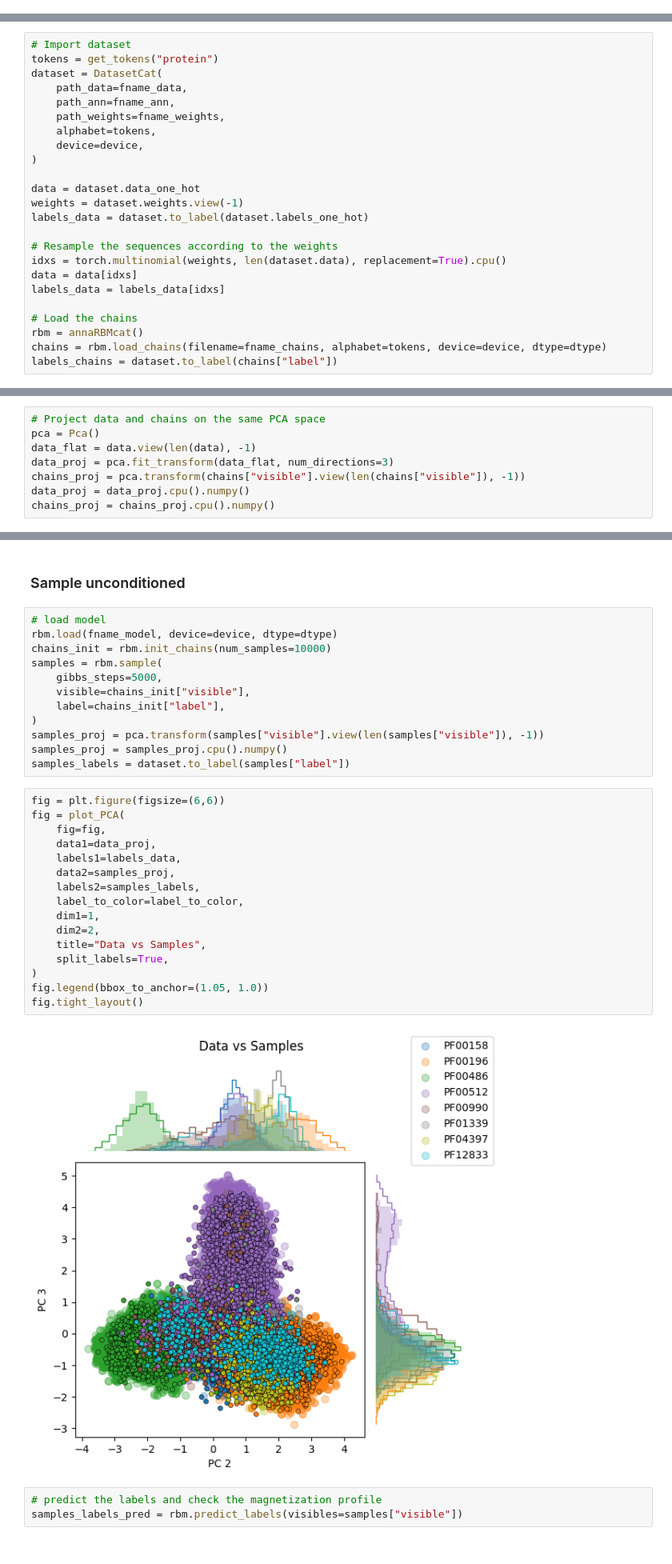
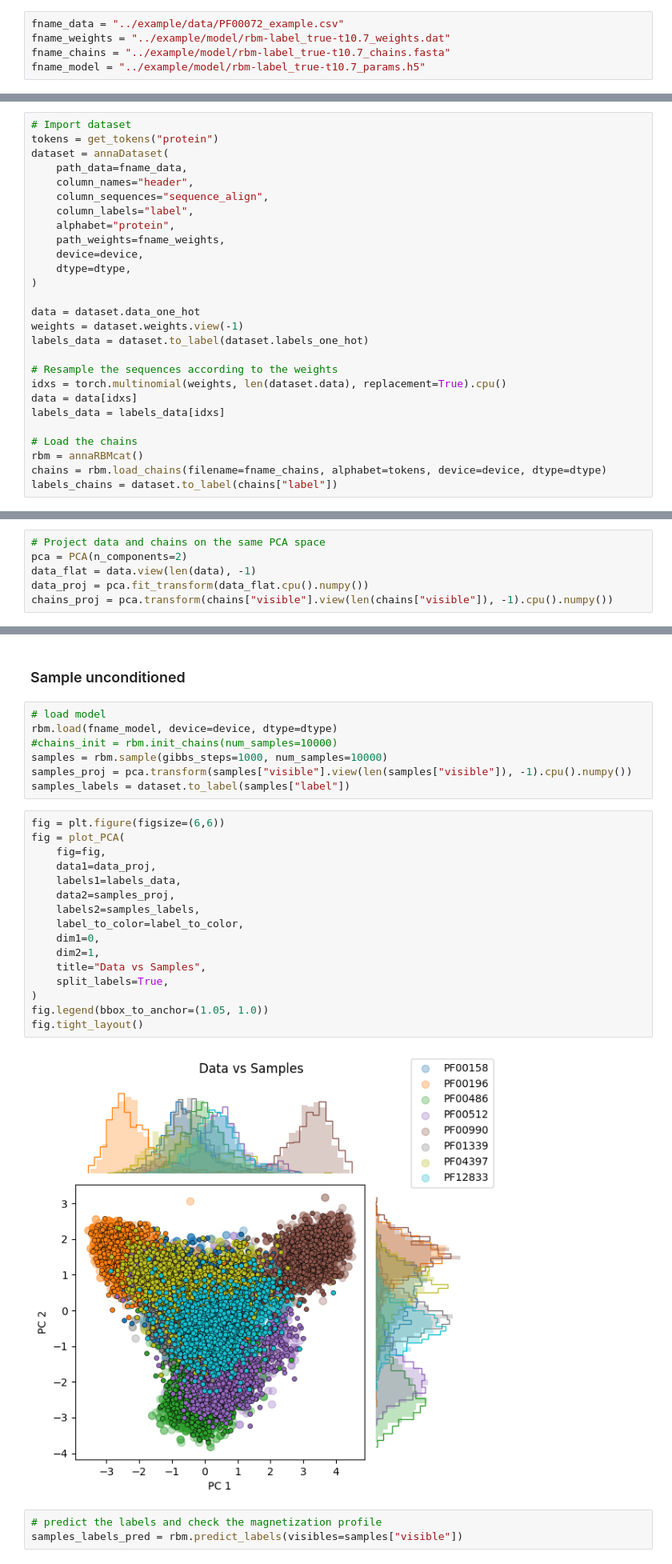
Before and after one commit to rossetl/annaDCA, a Jupyter notebook: tutorials/Sample_model.ipynb, the cells around one changed output, grey strips where cells are left out. Shown at 80% size. Drawn from its saved outputs; the diff is of its cells as text.

```diff
--- a/tutorials/Sample_model.ipynb
+++ b/tutorials/Sample_model.ipynb
@@ -19,15 +14,23 @@ fname_model = "/home/lorenzo/Documents/models/PF00072/annaRBM_params.h5"
+# %%
+fname_data = "../example/data/PF00072_example.csv"
+fname_weights = "../example/model/rbm-label_true-t10.7_weights.dat"
+fname_chains = "../example/model/rbm-label_true-t10.7_chains.fasta"
+fname_model = "../example/model/rbm-label_true-t10.7_params.h5"
 # %%
 device = torch.device("cuda" if torch.cuda.is_available() else "cpu")
 dtype = torch.float32
 # %%
 # Import dataset
 tokens = get_tokens("protein")
-dataset = DatasetCat(
+dataset = annaDataset(
     path_data=fname_data,
-    path_ann=fname_ann,
+    column_names="header",
+    column_sequences="sequence_align",
+    column_labels="label",
+    alphabet="protein",
     path_weights=fname_weights,
-    alphabet=tokens,
     device=device,
+    dtype=dtype,
 )
 
 data = dataset.data_one_hot
@@ -48,11 +49,9 @@ Multi-sequence alignment imported: M = 49527, L = 112, q = 21, M_eff = 49527.
 # %%
 # Project data and chains on the same PCA space
-pca = Pca()
+pca = PCA(n_components=2)
 data_flat = data.view(len(data), -1)
-data_proj = pca.fit_transform(data_flat, num_directions=3)
-chains_proj = pca.transform(chains["visible"].view(len(chains["visible"]), -1))
-data_proj = data_proj.cpu().numpy()
-chains_proj = chains_proj.cpu().numpy()
+data_proj = pca.fit_transform(data_flat.cpu().numpy())
+chains_proj = pca.transform(chains["visible"].view(len(chains["visible"]), -1).cpu().numpy())
 # %%
 # Define the colors
 unique_labels = np.unique(labels_data)
@@ -81,33 +80,28 @@ fig.tight_layout()
 # %%
 # load model
 rbm.load(fname_model, device=device, dtype=dtype)
-chains_init = rbm.init_chains(num_samples=10000)
-samples = rbm.sample(
-    gibbs_steps=5000,
-    visible=chains_init["visible"],
-    label=chains_init["label"],
-)
-samples_proj = pca.transform(samples["visible"].view(len(samples["visible"]), -1))
-samples_proj = samples_proj.cpu().numpy()
+#chains_init = rbm.init_chains(num_samples=10000)
+samples = rbm.sample(gibbs_steps=1000, num_samples=10000)
+samples_proj = pca.transform(samples["visible"].view(len(samples["visible"]), -1).cpu().numpy())
 samples_labels = dataset.to_label(samples["label"])
 # %%
 fig = plt.figure(figsize=(6,6))
 fig = plot_PCA(
     fig=fig,
     data1=data_proj,
     labels1=labels_data,
     data2=samples_proj,
     labels2=samples_labels,
     label_to_color=label_to_color,
-    dim1=1,
-    dim2=2,
+    dim1=0,
+    dim2=1,
     title="Data vs Samples",
     split_labels=True,
 )
 fig.legend(bbox_to_anchor=(1.05, 1.0))
 fig.tight_layout()
 # %% [output]
-[figure, old version]
+[figure, new version]
 # %%
 # predict the labels and check the magnetization profile
 samples_labels_pred = rbm.predict_labels(visibles=samples["visible"])
```
Also changed, not shown: parts of 11 cells of this notebook, 9 other files.
